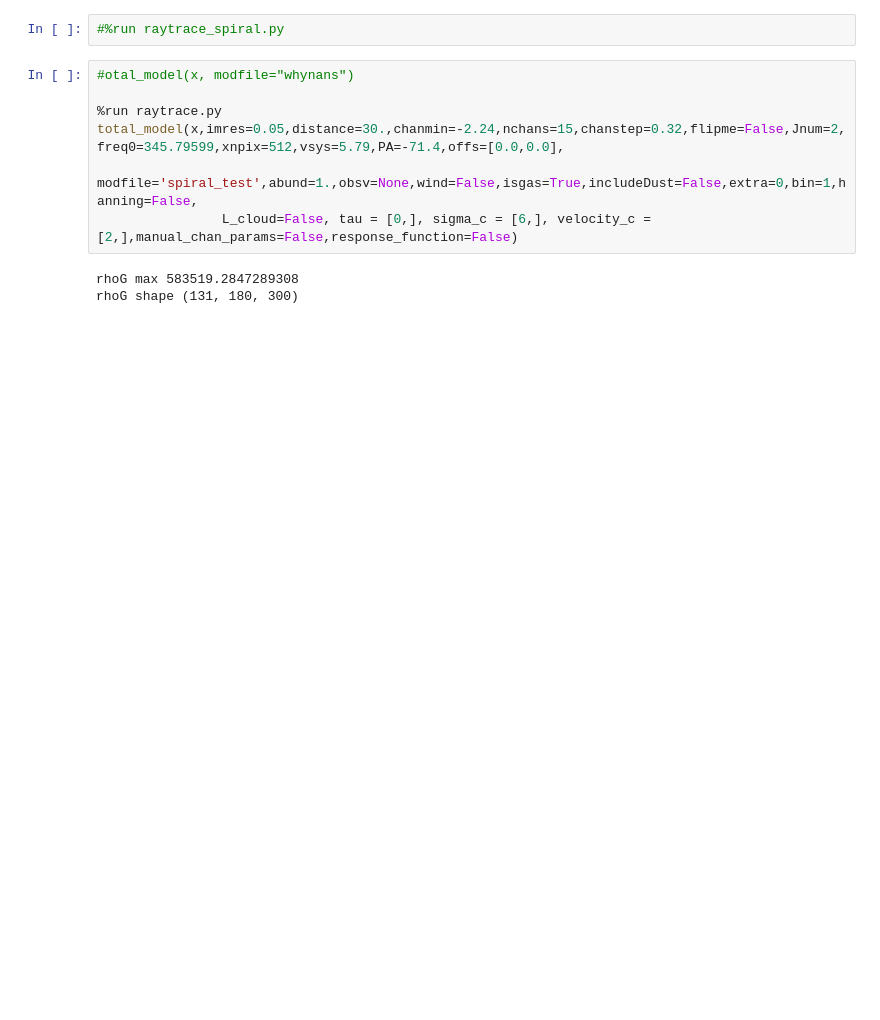
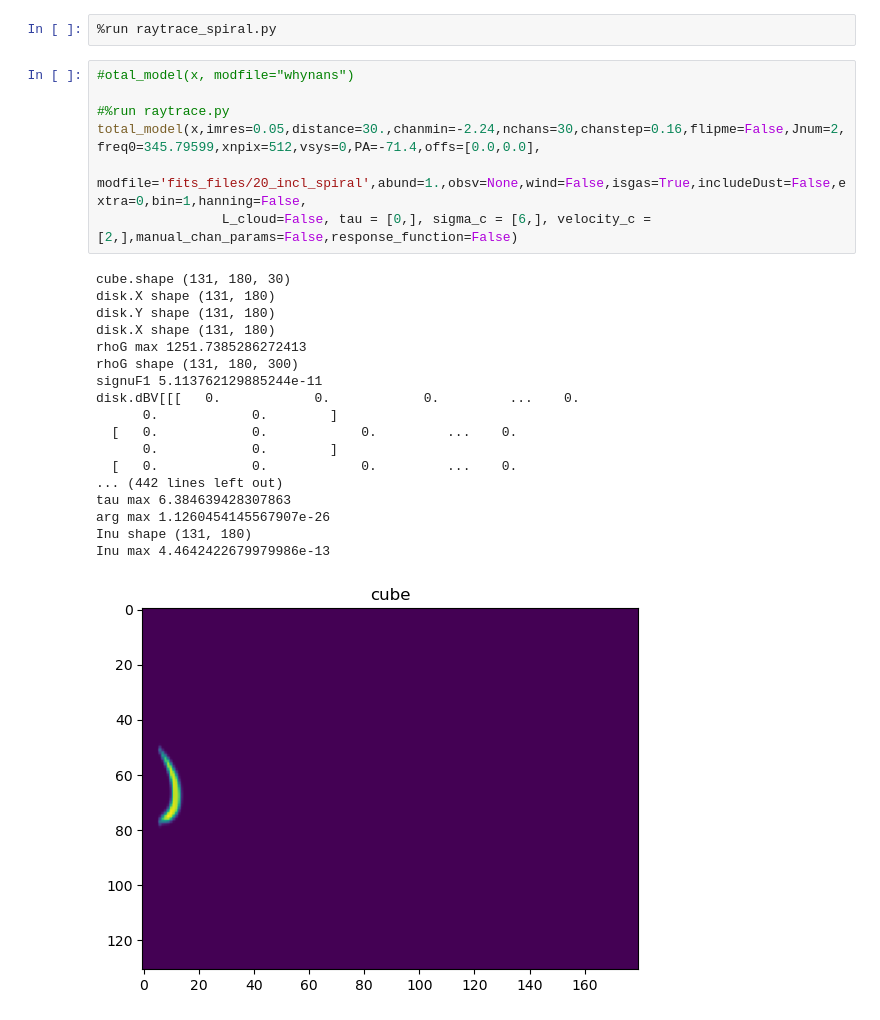
Before and after one commit to theochawla/49ceti_warpmodel, a Jupyter notebook: Spiral/spiral_model_for_fits/spiral_plots.ipynb, the cells around one changed output. Saved outputs shown, nothing was run; the diff lists cells and outputs as text; blank space fills up the shorter version.

```diff
--- a/Spiral/spiral_model_for_fits/spiral_plots.ipynb
+++ b/Spiral/spiral_model_for_fits/spiral_plots.ipynb
@@ -85,12 +198,28 @@ phi max6.283185307179586
 # %%
-#%run raytrace_spiral.py
+%run raytrace_spiral.py
 # %%
 #otal_model(x, modfile="whynans")
 
-%run raytrace.py
-total_model(x,imres=0.05,distance=30.,chanmin=-2.24,nchans=15,chanstep=0.32,flipme=False,Jnum=2,freq0=345.79599,xnpix=512,vsys=5.79,PA=-71.4,offs=[0.0,0.0],
-                modfile='spiral_test',abund=1.,obsv=None,wind=False,isgas=True,includeDust=False,extra=0,bin=1,hanning=False,
+#%run raytrace.py
+total_model(x,imres=0.05,distance=30.,chanmin=-2.24,nchans=30,chanstep=0.16,flipme=False,Jnum=2,freq0=345.79599,xnpix=512,vsys=0,PA=-71.4,offs=[0.0,0.0],
+                modfile='fits_files/20_incl_spiral',abund=1.,obsv=None,wind=False,isgas=True,includeDust=False,extra=0,bin=1,hanning=False,
                 L_cloud=False, tau = [0,], sigma_c = [6,], velocity_c =[2,],manual_chan_params=False,response_function=False)
 # %% [output]
-rhoG max 583519.2847289308
+cube.shape (131, 180, 30)
+disk.X shape (131, 180)
+disk.Y shape (131, 180)
+disk.X shape (131, 180)
+rhoG max 1251.7385286272413
 rhoG shape (131, 180, 300)
+signuF1 5.113762129885244e-11
+disk.dBV[[[   0.            0.            0.         ...    0.
+      0.            0.        ]
+  [   0.            0.            0.         ...    0.
+      0.            0.        ]
+  [   0.            0.            0.         ...    0.
+... (442 lines left out)
+tau max 6.384639428307863
+arg max 1.1260454145567907e-26
+Inu shape (131, 180)
+Inu max 4.4642422679979986e-13
+[figure, added]
```
Also changed, not shown: parts of 12 cells of this notebook, 35 other files.
